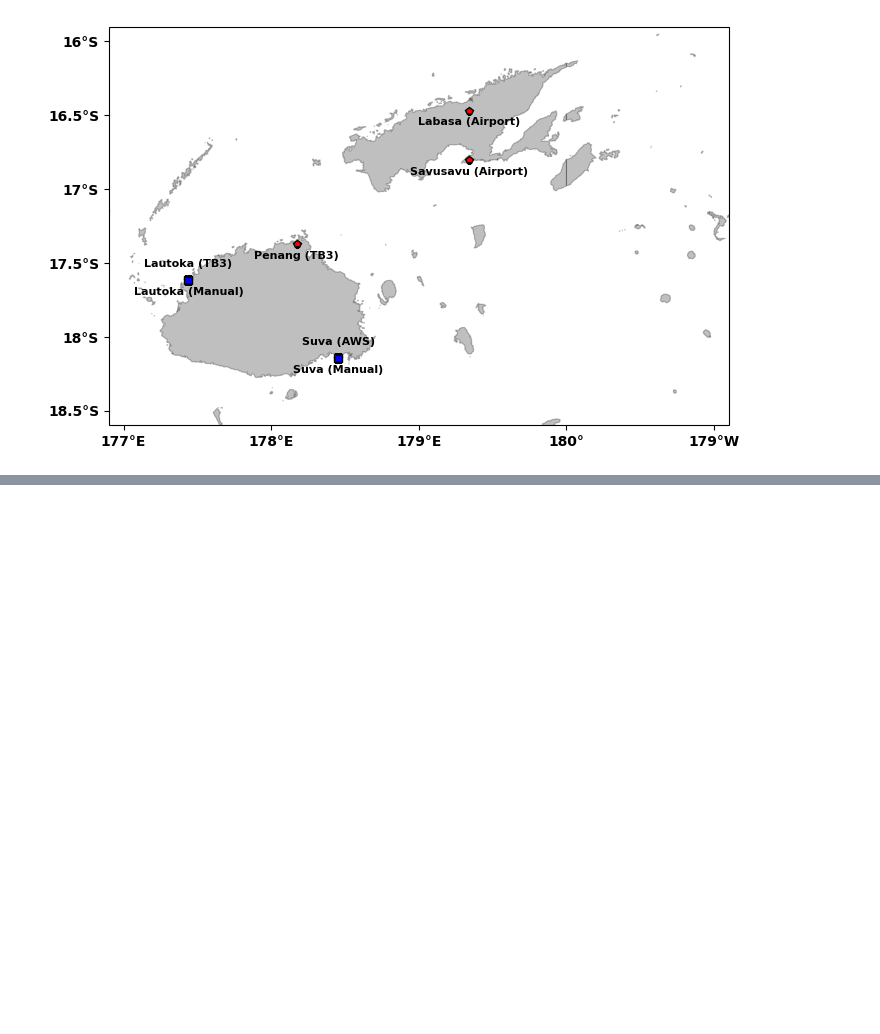
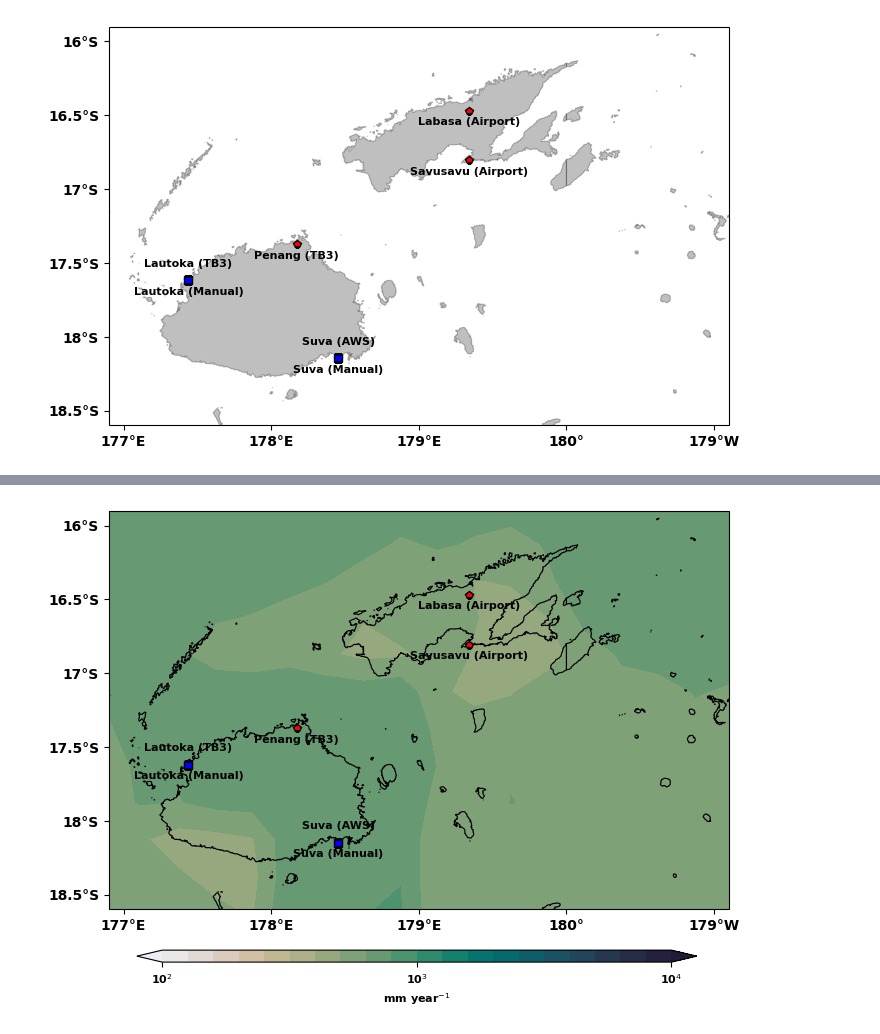
Before and after one commit to 21centuryweather/hk25-AusNode-ExtremePrecipitation, a Jupyter notebook: Data/Stations/Fiji_Meteorological_Service/Fiji_stations_process_AC.ipynb, the cells around one changed output, grey strips where cells are left out. Drawn from its saved outputs; the diff is of its cells as text; code cells hidden in the pictures; blank space fills up the shorter version.

```diff
--- a/Data/Stations/Fiji_Meteorological_Service/Fiji_stations_process_AC.ipynb
+++ b/Data/Stations/Fiji_Meteorological_Service/Fiji_stations_process_AC.ipynb
@@ -262,0 +265,91 @@ plt.savefig(data_path + 'Fiji_station_locations_TRMM_daily_mean.pdf', format='pd
+# %%
+
+#Plot map of Fiji with location of stations and precipitation climatology from 3 hourly TRMM data (yearly mean)
+trmm_mean_yearly = xr.open_dataset(data_path + 'TRMM_mean_yearly_1998-2019.nc')
+cyclic_trmm, cyclic_lon = add_cyclic_point(trmm_mean_yearly.precipitation, coord=trmm_mean_yearly.lon, axis=1)
+print(trmm_mean_yearly.precipitation.shape)
+print(cyclic_trmm.shape)
+print(cyclic_lon)
+
+#vmn = 0
+#vmx = 0.5
+#intvl = 0.05
+#lvl =  (np.arange(vmn,vmx+(intvl*1),intvl*1))
+
+scale = 1 #1000
+vmn = np.log10(100*scale)
+vmx = np.log10(10000*scale)
+tcks = np.arange(2,5,1)
+intvl = 1*scale
+lvl =  (np.arange(vmn,vmx+(intvl*0.1),intvl*0.1))
+
+print(lvl)
+colormap = cmo.rain
+
+fig, axes = plt.subplots(nrows=1, ncols=1, figsize=[8, 8], subplot_kw={'projection': ccrs.PlateCarree(central_longitude=180)})
+
+# Define the font properties for legend and tick labels
+legend_font = FontProperties()
+legend_font.set_size(10)
+legend_font.set_weight('bold')
+tick_font = FontProperties()
+tick_font.set_size(10)
+tick_font.set_weight('bold')
+
+ax = axes  # Access the current subplot
+ax.set_aspect(1)  # Set aspect ratio
+
+# Add high-resolution coastlines
+#ax.add_feature(cfeature.COASTLINE.with_scale('10m'))
+#ax.add_feature(cfeature.LAND, color='none', zorder=0, linewidth=1, edgecolor='black', alpha=0.25)
+#ax.coastlines(resolution='50m', linewidth=0.5, color='black')
+ax.add_feature(cfeature.GSHHSFeature(scale="full"), facecolor='none', zorder=1, linewidth=0.8, edgecolor='black', alpha=1)
+# Add TRMM data
+plt_cn = ax.contourf(cyclic_lon - 180,trmm_mean_daily['lat'],np.log10(cyclic_trmm),extend='both',cmap=colormap, levels=lvl, vmin=vmn, vmax=vmx, zorder=0, transform=ccrs.PlateCarree(central_longitude=180))
+
+for i in range(len(lon_array)):
+    # Plot points
+    if i == 1 or i == 3:
+        ax.plot(lon_array[i] - 180, lat_array[i], 'sk', markersize=6, markerfacecolor='b', markeredgecolor='k')
+    else:
+        ax.plot(lon_array[i] - 180, lat_array[i], 'pk', markersize=6, markerfacecolor='r', markeredgecolor='k')
+
+    # Add text annotations
+    if i == 1 or i == 3:
+        ax.text(lon_array[i] - 180, lat_array[i] + 0.095, station_names[i], fontsize=8, fontweight='bold', ha='center')
+    else:
+        ax.text(lon_array[i] - 180, lat_array[i] - 0.095, station_names[i], fontsize=8, fontweight='bold', ha='center')
+
+
+# Customize tick labels and limits
+ax.set_xlim([176.9-180, 181.1-180])
+ax.set_ylim([-18.6, -15.9])
+ax.set_xticks(np.arange(177-180, 182-180, 1.0))
+ax.set_yticks(np.arange(-18.5, -15.5, 0.5))
+ax.tick_params(axis='x', labelsize=10)
+ax.tick_params(axis='y', labelsize=10)
+ax.set_xticklabels(ax.get_xticks(), fontproperties=tick_font)
+ax.set_yticklabels(ax.get_yticks(), fontproperties=tick_font)
+
+# Format longitude and latitude labels
+ax.xaxis.set_major_formatter(cticker.LongitudeFormatter())
+ax.yaxis.set_major_formatter(cticker.LatitudeFormatter())
+
+#Colorbar for TRMM clim
+cbar_ax = fig.add_axes([0.16, 0.18, 0.70, 0.015])
+cbar = fig.colorbar(plt_cn, cax=cbar_ax, orientation='horizontal', label= 'mm year$^{-1}$', ticks=tcks, shrink=0.8)
+#cbar.set_ticks(np.arange(0,0.6,0.1))
+cbar.ax.set_xticklabels(['10$^{2}$', '10$^{3}$', '10$^{4}$'])
+cbar.ax.tick_params(labelsize=10)  # Adjust fontsize for colorbar tick labels
+cbar.ax.xaxis.label.set_size(10)   # Adjust fontsize for colorbar label
+#cbar.set_label('m $s^{-1}$')
+
+for label in cbar_ax.get_xticklabels():
+            label.set_fontsize(8)
+            label.set_fontweight('bold')
+cbar_ax.xaxis.label.set_size(8)
+cbar_ax.xaxis.label.set_fontweight('bold')
+
+plt.savefig(data_path + 'Fiji_station_locations_TRMM_yearly_mean.jpg', dpi=600, bbox_inches='tight', pad_inches=0.0)
+plt.savefig(data_path + 'Fiji_station_locations_TRMM_yearly_mean.pdf', format='pdf', bbox_inches='tight', pad_inches=0.0)
+# %% [output]
@@ -262,0 +362 @@ plt.savefig(data_path + 'Fiji_station_locations_TRMM_daily_mean.pdf', format='pd
+[figure, added]
```
Also changed, not shown: parts of 5 cells of this notebook, 9 other files.
